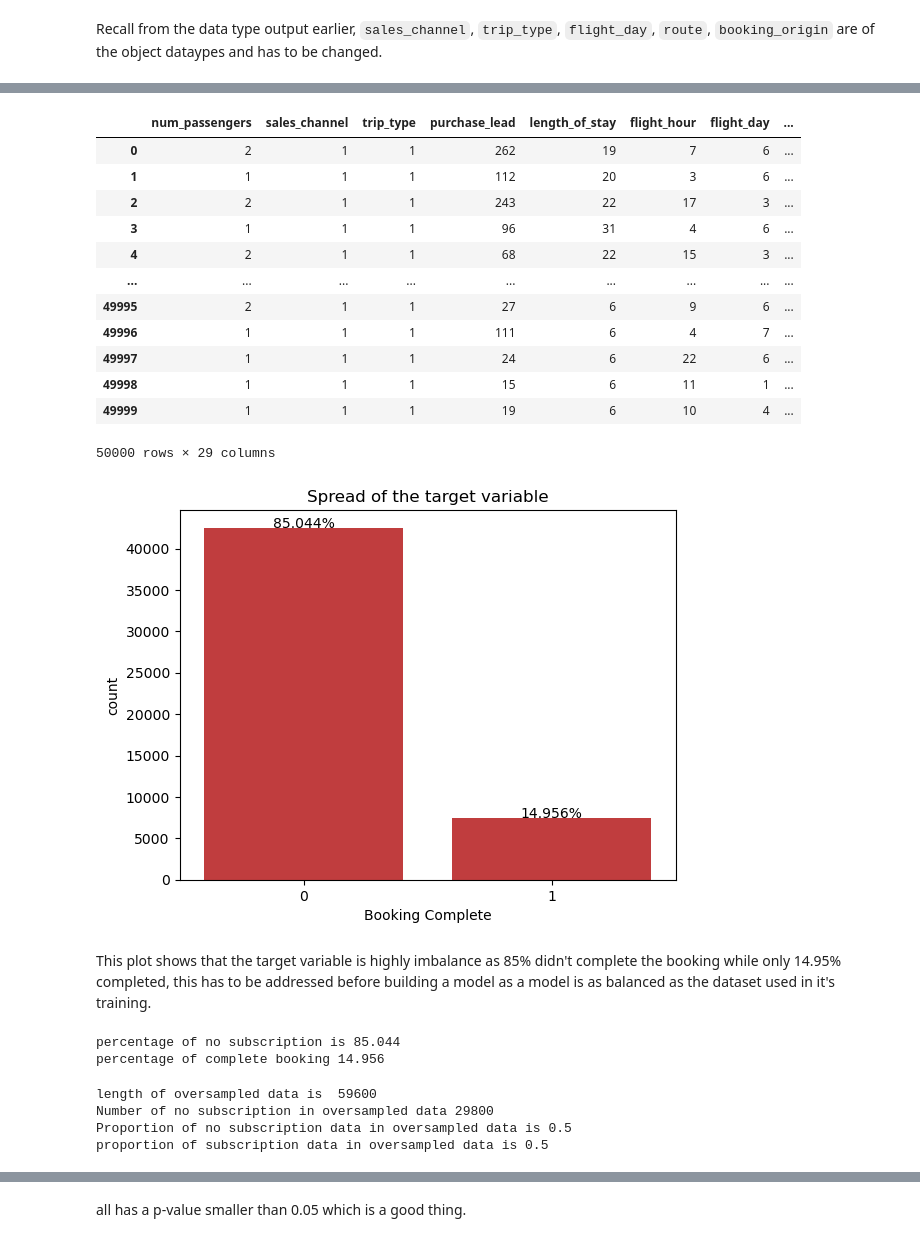
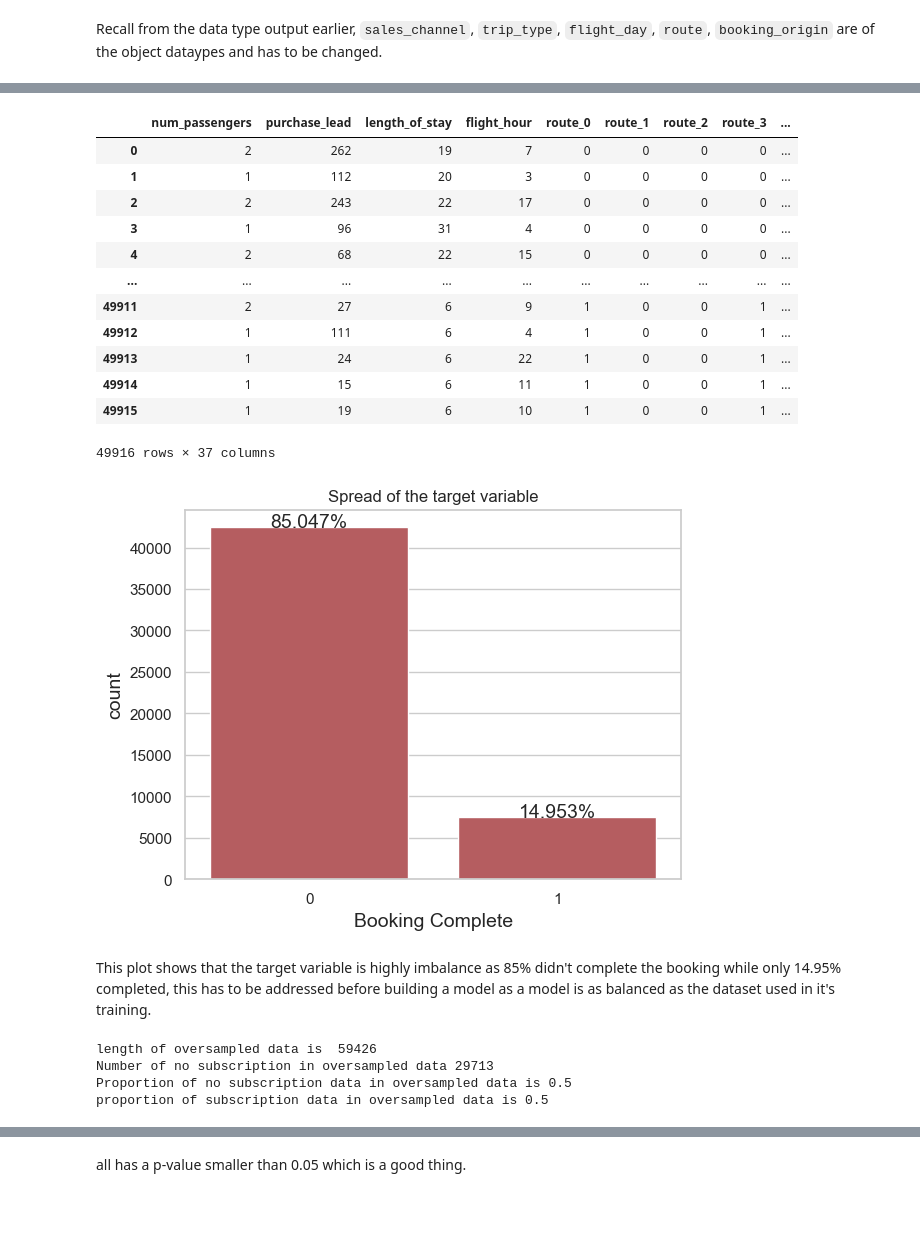
Before and after one commit to I-Sobe/british_airways, a Jupyter notebook: task_2/Getting Started.ipynb, the cells around one changed output, grey strips where cells are left out. Saved outputs shown, nothing was run; the diff lists cells and outputs as text; code cells hidden in the pictures; blank space fills up the shorter version.

```diff
--- a/task_2/Getting Started.ipynb
+++ b/task_2/Getting Started.ipynb
@@ -184 +195,3 @@ dtype: object
+# %%
+df = pd.read_csv("data/preprocessed")
 # %%
@@ -237,26 +209,25 @@ df.head()
-# %%
-df['route'] = df['route'].astype(str)
-df['booking_origin'] = df['booking_origin'].astype(str)
+# %%
+df.drop(['Unnamed: 0'], axis=1, inplace=True)
 # %%
 # create a dataframe to encode
 import category_encoders as ce
-encoder2= ce.BinaryEncoder(cols=['booking_origin', 'route'], return_df=True)
+encoder2= ce.BinaryEncoder(cols=['route'], return_df=True)
 df_encoded = encoder2.fit_transform(df)
 df_encoded
 # %% [output]
-|  | num_passengers | sales_channel | trip_type | purchase_lead | length_of_stay | flight_hour | flight_day | ... |
-| 0 | 2 | 1 | 1 | 262 | 19 | 7 | 6 | ... |
-| 1 | 1 | 1 | 1 | 112 | 20 | 3 | 6 | ... |
-| 2 | 2 | 1 | 1 | 243 | 22 | 17 | 3 | ... |
-| 3 | 1 | 1 | 1 | 96 | 31 | 4 | 6 | ... |
-| 4 | 2 | 1 | 1 | 68 | 22 | 15 | 3 | ... |
-| ... | ... | ... | ... | ... | ... | ... | ... | ... |
-| 49995 | 2 | 1 | 1 | 27 | 6 | 9 | 6 | ... |
-| 49996 | 1 | 1 | 1 | 111 | 6 | 4 | 7 | ... |
-| 49997 | 1 | 1 | 1 | 24 | 6 | 22 | 6 | ... |
-| 49998 | 1 | 1 | 1 | 15 | 6 | 11 | 1 | ... |
-| 49999 | 1 | 1 | 1 | 19 | 6 | 10 | 4 | ... |
+|  | num_passengers | purchase_lead | length_of_stay | flight_hour | route_0 | route_1 | route_2 | route_3 | ... |
+| 0 | 2 | 262 | 19 | 7 | 0 | 0 | 0 | 0 | ... |
+| 1 | 1 | 112 | 20 | 3 | 0 | 0 | 0 | 0 | ... |
+| 2 | 2 | 243 | 22 | 17 | 0 | 0 | 0 | 0 | ... |
+| 3 | 1 | 96 | 31 | 4 | 0 | 0 | 0 | 0 | ... |
+| 4 | 2 | 68 | 22 | 15 | 0 | 0 | 0 | 0 | ... |
+| ... | ... | ... | ... | ... | ... | ... | ... | ... | ... |
+| 49911 | 2 | 27 | 6 | 9 | 1 | 0 | 0 | 1 | ... |
+| 49912 | 1 | 111 | 6 | 4 | 1 | 0 | 0 | 1 | ... |
+| 49913 | 1 | 24 | 6 | 22 | 1 | 0 | 0 | 1 | ... |
+| 49914 | 1 | 15 | 6 | 11 | 1 | 0 | 0 | 1 | ... |
+| 49915 | 1 | 19 | 6 | 10 | 1 | 0 | 0 | 1 | ... |
-50000 rows × 29 columns
+49916 rows × 37 columns
 # %%
 # show the distribution of the target column
 ax = sns.countplot(data = df, x = 'booking_complete',  color= sns.color_palette()[3], order = df.booking_complete.value_counts().index)
@@ -270,16 +241,6 @@ plt.xlabel('Booking Complete')
 plt.title('Spread of the target variable')
 plt.show()
 # %% [output]
-[figure, old version]
+[figure, new version]
 # %% [markdown]
 This plot shows that the target variable is highly imbalance as 85% didn't complete the booking while only 14.95% completed, this has to be addressed before building a model as a model is as balanced as the dataset used in it's training.
-# %%
-count_no_sub = len(df[df['booking_complete']==0])
-count_sub = len(df[df['booking_complete']==1])
-pct_of_no_sub = count_no_sub/(count_no_sub+count_sub)
-print("percentage of no subscription is", pct_of_no_sub*100)
-pct_of_sub = count_sub/(count_no_sub+count_sub)
-print("percentage of complete booking", pct_of_sub*100)
-# %% [output]
-percentage of no subscription is 85.044
-percentage of complete booking 14.956
@@ -298,12 +261,12 @@ os_data_x = pd.DataFrame(data=os_data_x, columns=columns)
 os_data_y= pd.DataFrame(data=os_data_y, columns=['booking_complete'])
 #we can Check the numbers of our data
 print("length of oversampled data is ", len(os_data_x))
-print("Number of no subscription in oversampled data", len(os_data_y[os_data_y['booking_complete']==1]))
+print("Number of no subscription in oversampled data", len(os_data_y[os_data_y['booking_complete']==0]))
 print("Proportion of no subscription data in oversampled data is", len(os_data_y[os_data_y['booking_complete']==0])/len(os_data_x))
 print("proportion of subscription data in oversampled data is", len(os_data_y[os_data_y['booking_complete']==1])/len(os_data_x))
 # %% [output]
-length of oversampled data is  59600
-Number of no subscription in oversampled data 29800
+length of oversampled data is  59426
+Number of no subscription in oversampled data 29713
 Proportion of no subscription data in oversampled data is 0.5
 proportion of subscription data in oversampled data is 0.5
 # %%
```
Also changed, not shown: parts of 46 cells of this notebook, 7 other files.
